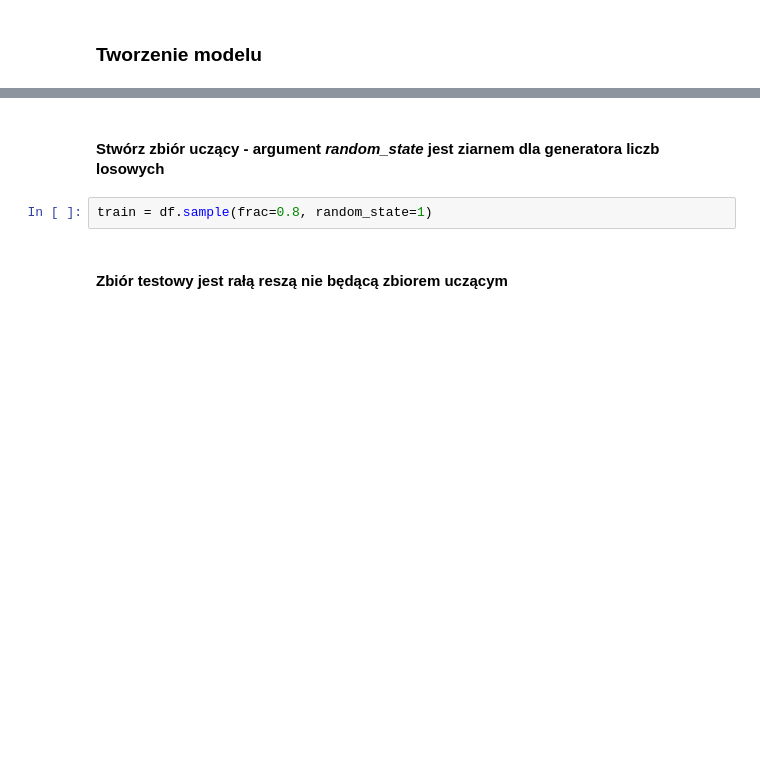
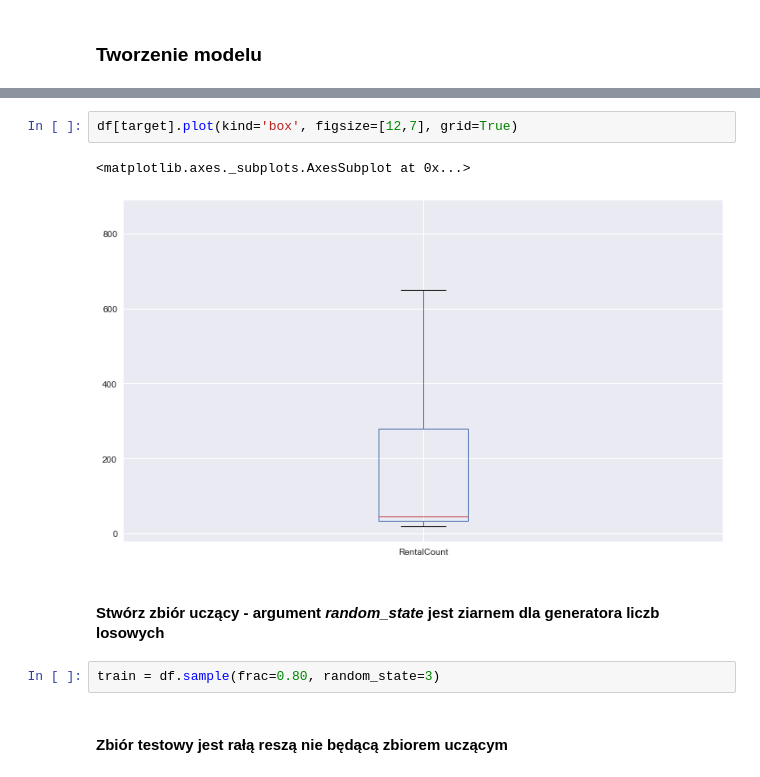
Before and after one commit to tomyc/sqlsaturday_2017, a Jupyter notebook: Przyklad2.Python_and_SQL_Server_ML_Services.ipynb, the cells around one changed output, grey strips where cells are left out. Cells and saved outputs as stored; diff of their text form; blank space fills up the shorter version.

```diff
--- a/Przyklad2.Python_and_SQL_Server_ML_Services.ipynb
+++ b/Przyklad2.Python_and_SQL_Server_ML_Services.ipynb
@@ -101,7 +164,12 @@ target = "RentalCount"
+# %%
+df[target].plot(kind='box', figsize=[12,7], grid=True)
+# %% [output]
+<matplotlib.axes._subplots.AxesSubplot at 0x...>
+[figure, added]
 # %% [markdown]
 #### Stwórz zbiór uczący - argument *random_state* jest ziarnem dla generatora liczb losowych
 # %%
-train = df.sample(frac=0.8, random_state=1)
+train = df.sample(frac=0.80, random_state=3)
 # %% [markdown]
 #### Zbiór testowy jest rałą reszą nie będącą zbiorem uczącym
 # %%
```
Also changed, not shown: parts of 53 cells of this notebook, 1 other file.
